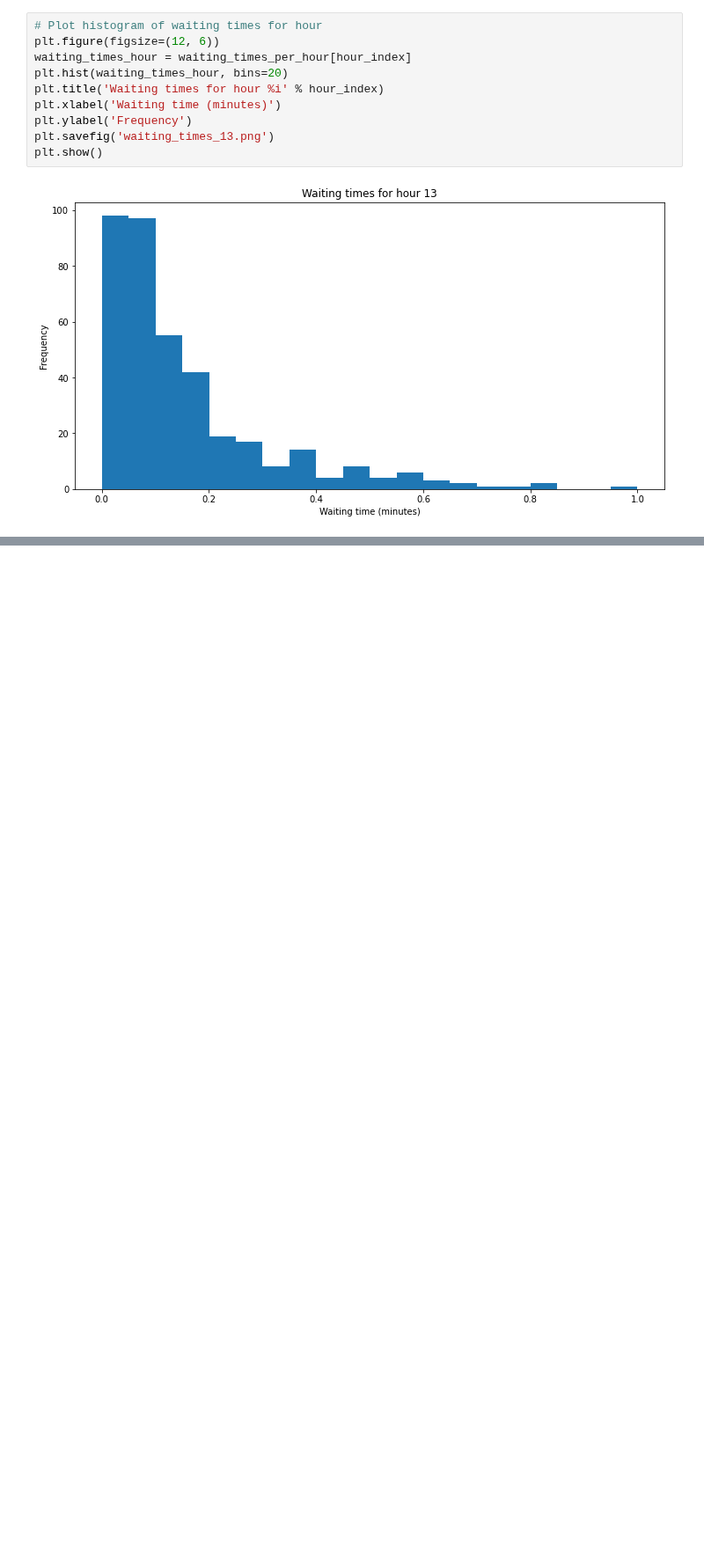
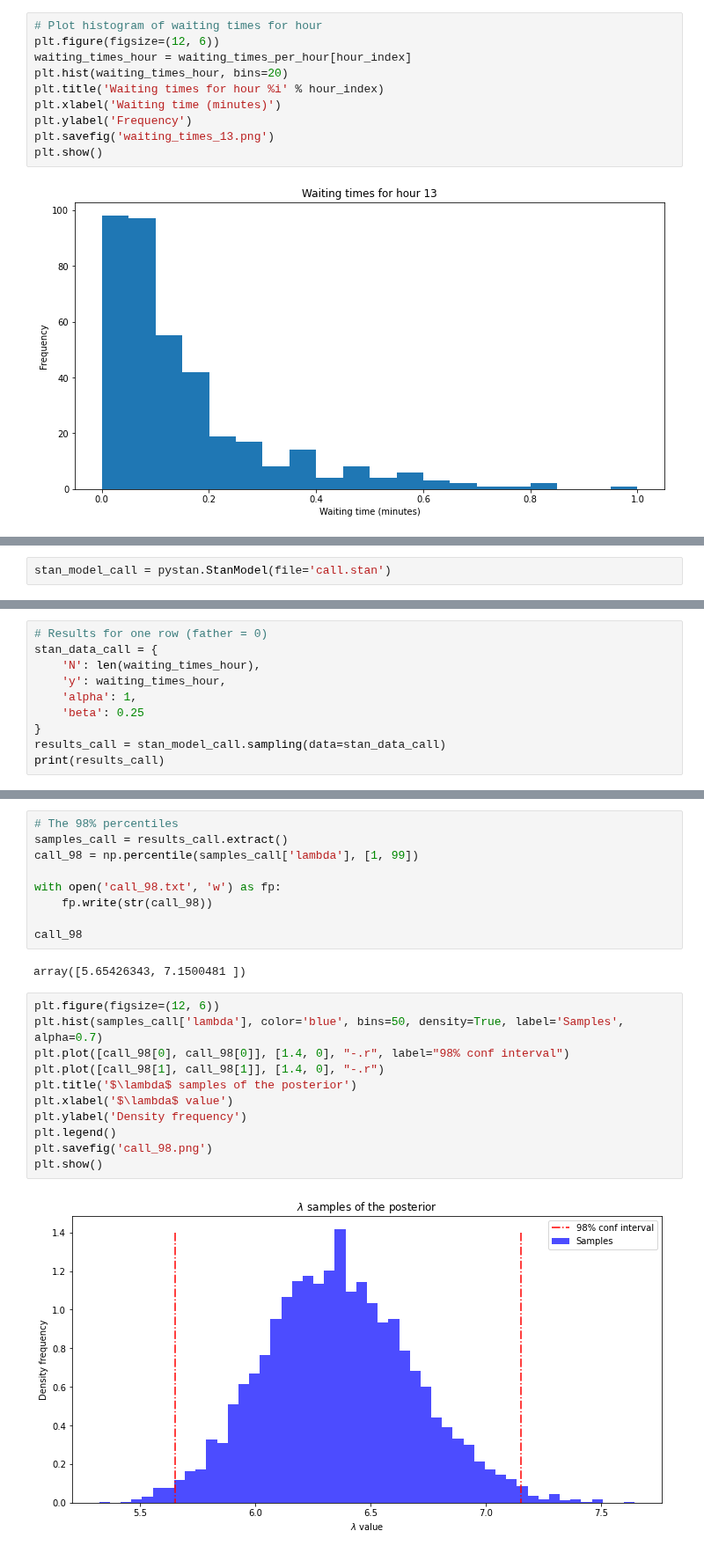
Before and after one commit to Inventrohyder/cs146, a Jupyter notebook: Assignments/assignment-3/notebook.ipynb, the cells around one changed output, grey strips where cells are left out. Shown at 88% size. Drawn from its saved outputs; the diff is of its cells as text; blank space fills up the shorter version.

Commit message:
✨ feat: move call centre model to appendix

```diff
--- a/Assignments/assignment-3/notebook.ipynb
+++ b/Assignments/assignment-3/notebook.ipynb
@@ -428,0 +432,2 @@ plt.show()
+# %%
+stan_model_call = pystan.StanModel(file='call.stan')
@@ -428,0 +436,10 @@ plt.show()
+# %%
+# Results for one row (father = 0)
+stan_data_call = {
+    'N': len(waiting_times_hour),
+    'y': waiting_times_hour,
+    'alpha': 1,
+    'beta': 0.25
+}
+results_call = stan_model_call.sampling(data=stan_data_call)
+print(results_call)
@@ -428,0 +459,24 @@ plt.show()
+# %%
+# The 98% percentiles
+samples_call = results_call.extract()
+call_98 = np.percentile(samples_call['lambda'], [1, 99])
+
+with open('call_98.txt', 'w') as fp:
+    fp.write(str(call_98))
+
+call_98
+# %% [output]
+array([5.65426343, 7.1500481 ])
+# %%
+plt.figure(figsize=(12, 6))
+plt.hist(samples_call['lambda'], color='blue', bins=50, density=True, label='Samples', alpha=0.7)
+plt.plot([call_98[0], call_98[0]], [1.4, 0], "-.r", label="98% conf interval")
+plt.plot([call_98[1], call_98[1]], [1.4, 0], "-.r")
+plt.title('$\lambda$ samples of the posterior')
+plt.xlabel('$\lambda$ value')
+plt.ylabel('Density frequency')
+plt.legend()
+plt.savefig('call_98.png')
+plt.show()
+# %% [output]
+[figure, added]
```
Also changed, not shown: parts of 16 cells of this notebook, 3 other files.
